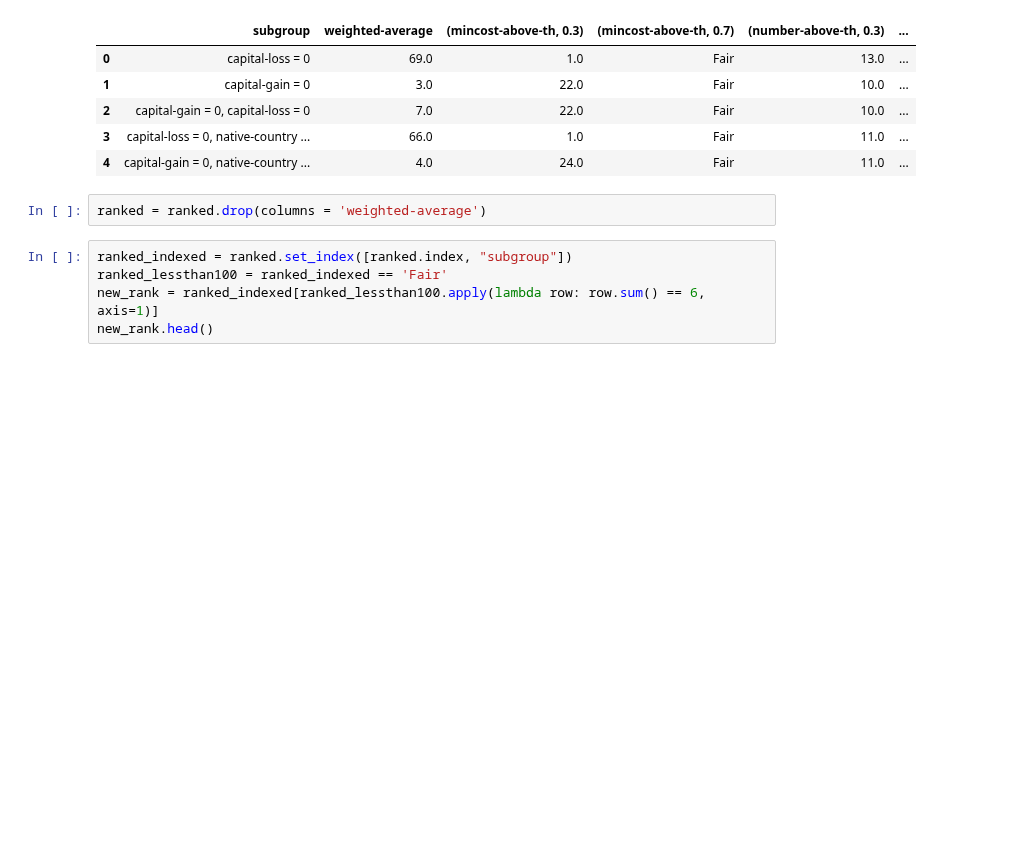
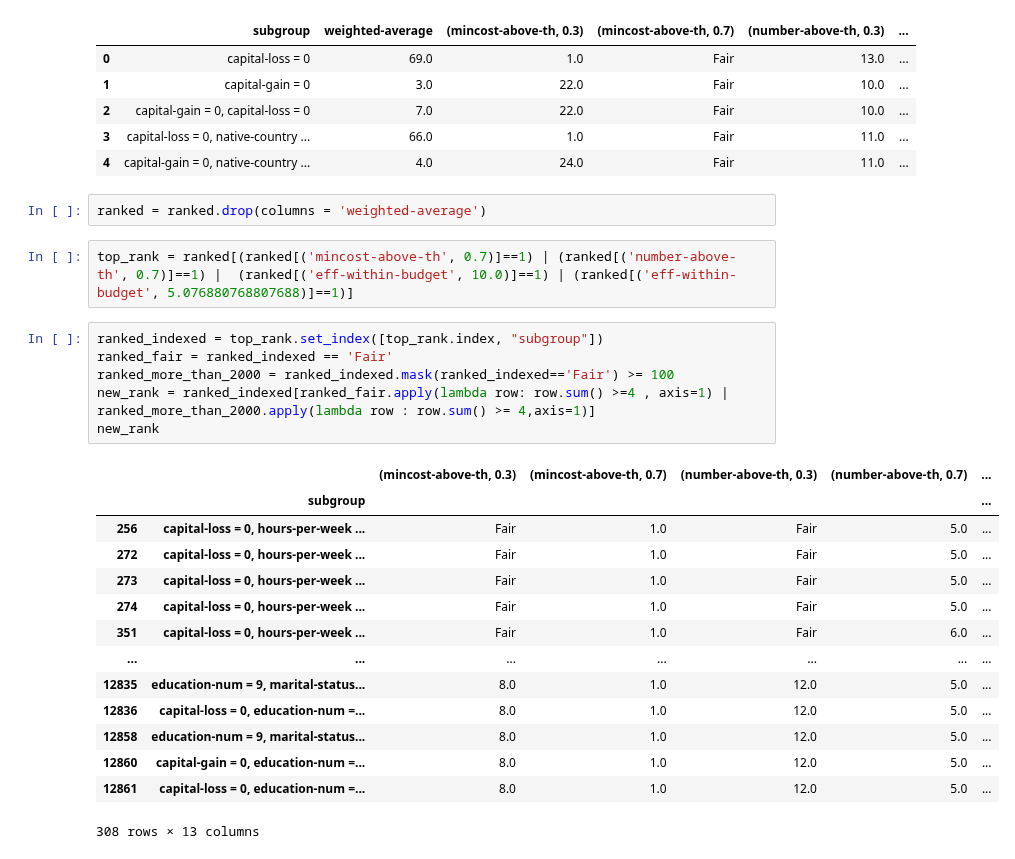
Before and after one commit to AutoFairAthenaRC/FACTS, a Jupyter notebook: facts/AdultDataset/Adult-Experiments.ipynb, the cells around one changed output. Cells and saved outputs as stored; diff of their text form; blank space fills up the shorter version.

```diff
--- a/facts/AdultDataset/Adult-Experiments.ipynb
+++ b/facts/AdultDataset/Adult-Experiments.ipynb
@@ -634,8 +634,26 @@ ranked.head()
 | 4 | capital-gain = 0, native-country ... | 4.0 | 24.0 | Fair | 11.0 | ... |
 # %%
 ranked = ranked.drop(columns = 'weighted-average')
+# %%
+top_rank = ranked[(ranked[('mincost-above-th', 0.7)]==1) | (ranked[('number-above-th', 0.7)]==1) |  (ranked[('eff-within-budget', 10.0)]==1) | (ranked[('eff-within-budget', 5.076880768807688)]==1)]
 # %%
-ranked_indexed = ranked.set_index([ranked.index, "subgroup"])
-ranked_lessthan100 = ranked_indexed == 'Fair'
-new_rank = ranked_indexed[ranked_lessthan100.apply(lambda row: row.sum() == 6, axis=1)]
-new_rank.head()
+ranked_indexed = top_rank.set_index([top_rank.index, "subgroup"])
+ranked_fair = ranked_indexed == 'Fair'
+ranked_more_than_2000 = ranked_indexed.mask(ranked_indexed=='Fair') >= 100
+new_rank = ranked_indexed[ranked_fair.apply(lambda row: row.sum() >=4 , axis=1) | ranked_more_than_2000.apply(lambda row : row.sum() >= 4,axis=1)]
+new_rank
+# %% [output]
+|  |  | (mincost-above-th, 0.3) | (mincost-above-th, 0.7) | (number-above-th, 0.3) | (number-above-th, 0.7) | ... |
+|  | subgroup |  |  |  |  | ... |
+| 256 | capital-loss = 0, hours-per-week ... | Fair | 1.0 | Fair | 5.0 | ... |
+| 272 | capital-loss = 0, hours-per-week ... | Fair | 1.0 | Fair | 5.0 | ... |
+| 273 | capital-loss = 0, hours-per-week ... | Fair | 1.0 | Fair | 5.0 | ... |
+| 274 | capital-loss = 0, hours-per-week ... | Fair | 1.0 | Fair | 5.0 | ... |
+| 351 | capital-loss = 0, hours-per-week ... | Fair | 1.0 | Fair | 6.0 | ... |
+| ... | ... | ... | ... | ... | ... | ... |
+| 12835 | education-num = 9, marital-status... | 8.0 | 1.0 | 12.0 | 5.0 | ... |
+| 12836 | capital-loss = 0, education-num =... | 8.0 | 1.0 | 12.0 | 5.0 | ... |
+| 12858 | education-num = 9, marital-status... | 8.0 | 1.0 | 12.0 | 5.0 | ... |
+| 12860 | capital-gain = 0, education-num =... | 8.0 | 1.0 | 12.0 | 5.0 | ... |
+| 12861 | capital-loss = 0, education-num =... | 8.0 | 1.0 | 12.0 | 5.0 | ... |
+308 rows × 13 columns
```
Also changed, not shown: parts of 3 cells of this notebook.
